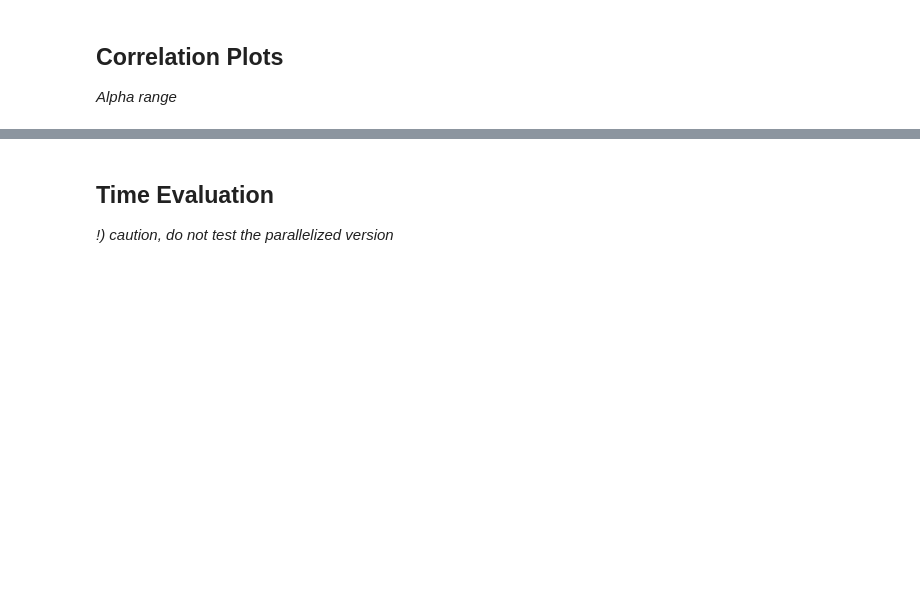
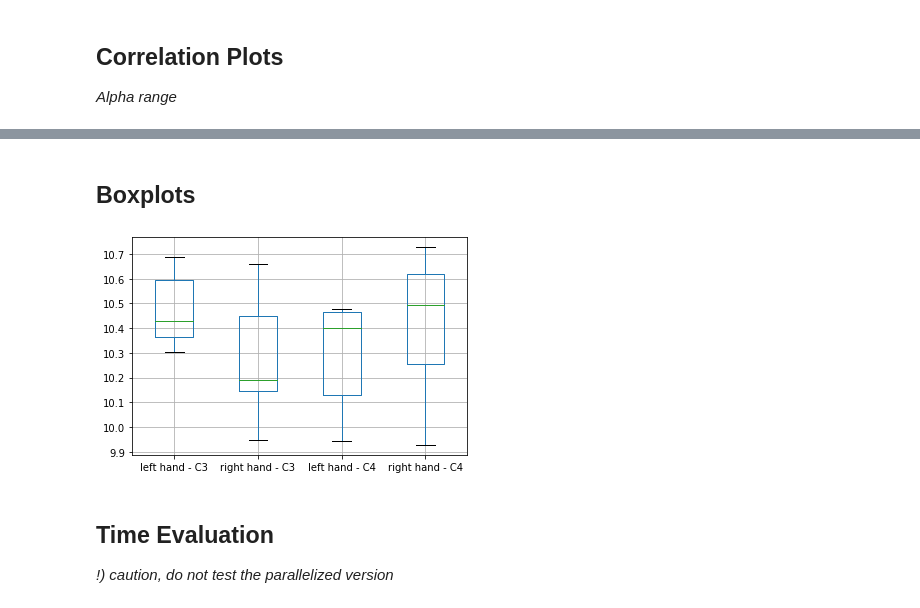
Before and after one commit to vatevr/Cybathlon-2020-UniVie, a Jupyter notebook: signalprocessing/peakfrequency/worspace.ipynb, the cells around one changed output, grey strips where cells are left out. Cells and saved outputs as stored; diff of their text form; code cells hidden in the pictures; blank space fills up the shorter version.

```diff
--- a/signalprocessing/peakfrequency/worspace.ipynb
+++ b/signalprocessing/peakfrequency/worspace.ipynb
@@ -142,3 +263,18 @@ plt.savefig("corr-alpha.png", dpi=150)
+# %% [markdown]
+## Boxplots
+# %%
+import pandas as pd
+
+l_C3 = left[:, 4]
+l_C4 = left[:, 5]
+r_C3 = right[:, 4]
+r_C4 = right[:, 5]
+
+df = pd.DataFrame(data=[l_C3, r_C3, l_C4, r_C4], index=['left hand - C3', 'right hand - C3', 'left hand - C4', 'right hand - C4']).T
+df.boxplot()
+plt.savefig("boxplot_hands.png", dpi=150)
+# %% [output]
+[figure, added]
 # %% [markdown]
 ## Time Evaluation
 *!) caution, do not test the parallelized version*
```
Also changed, not shown: parts of 11 cells of this notebook, 6 other files.
